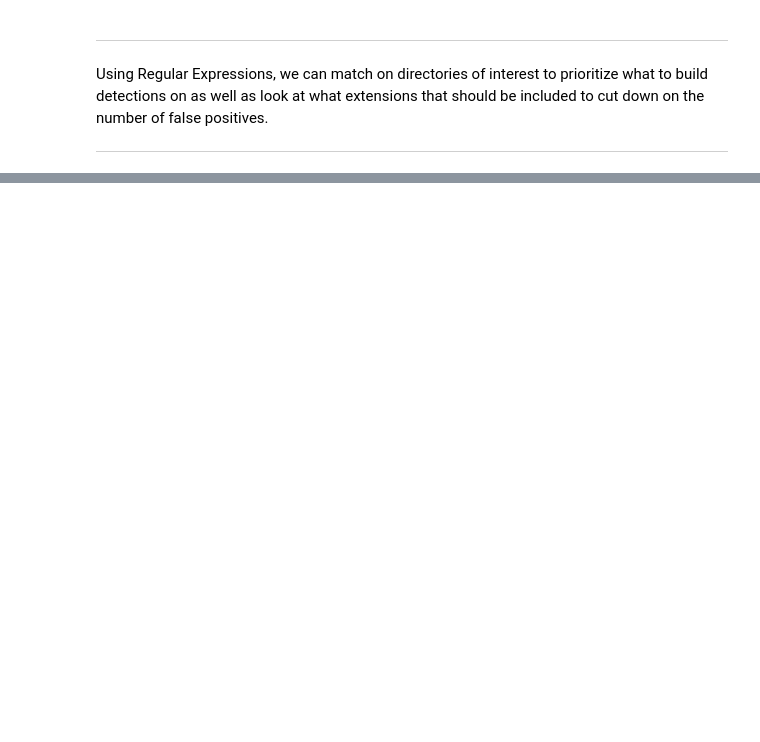
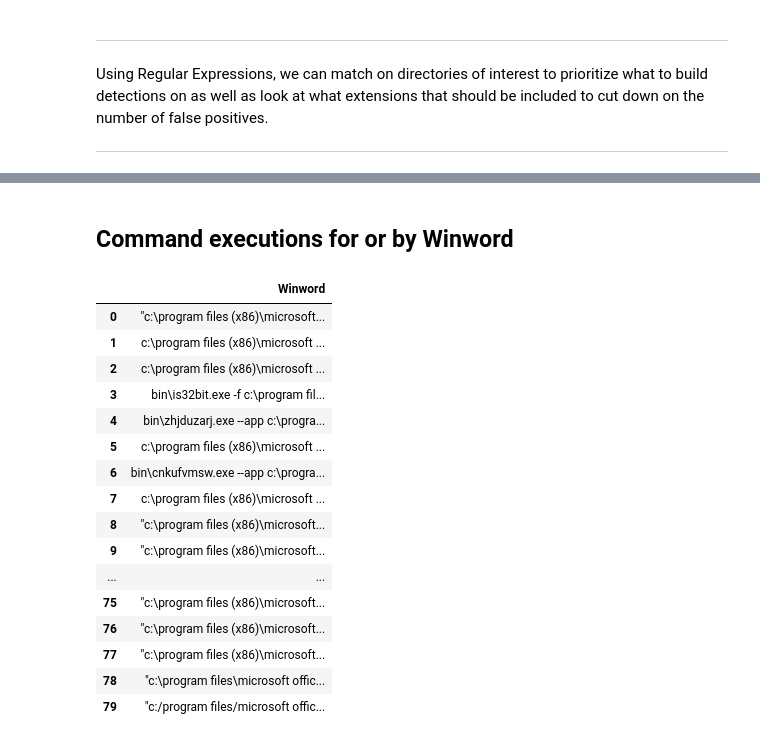
Before and after one commit to BinaryDefense/ThreatHuntingJupyterNotebooks, a Jupyter notebook: MaldocMetrics.ipynb, the cells around one changed output, grey strips where cells are left out. Cells and saved outputs as stored; diff of their text form; code cells hidden in the pictures; blank space fills up the shorter version.

```diff
--- a/MaldocMetrics.ipynb
+++ b/MaldocMetrics.ipynb
@@ -312,0 +586,22 @@ ProgramdataDF.style.set_properties(**{'text-align': 'left'})
+# %% [markdown]
+## Command executions for or by Winword
+# %%
+WinWordExecDF
+# %% [output]
+|  | Winword |
+| 0 | "c:\program files (x86)\microsoft... |
+| 1 | c:\program files (x86)\microsoft ... |
+| 2 | c:\program files (x86)\microsoft ... |
+| 3 | bin\is32bit.exe -f c:\program fil... |
+| 4 | bin\zhjduzarj.exe --app c:\progra... |
+| 5 | c:\program files (x86)\microsoft ... |
+| 6 | bin\cnkufvmsw.exe --app c:\progra... |
+| 7 | c:\program files (x86)\microsoft ... |
+| 8 | "c:\program files (x86)\microsoft... |
+| 9 | "c:\program files (x86)\microsoft... |
+| ... | ... |
+| 75 | "c:\program files (x86)\microsoft... |
+| 76 | "c:\program files (x86)\microsoft... |
+| 77 | "c:\program files (x86)\microsoft... |
+| 78 | "c:\program files\microsoft offic... |
+| 79 | "c:/program files/microsoft offic... |
```
Also changed, not shown: parts of 41 cells of this notebook.
